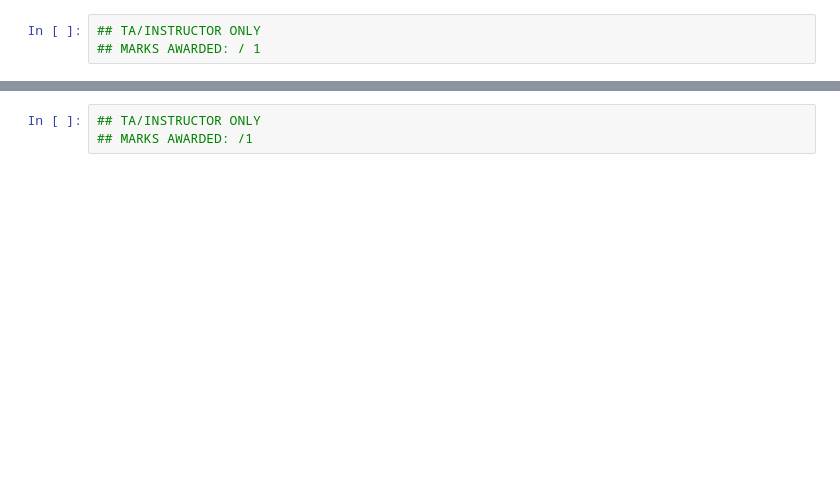
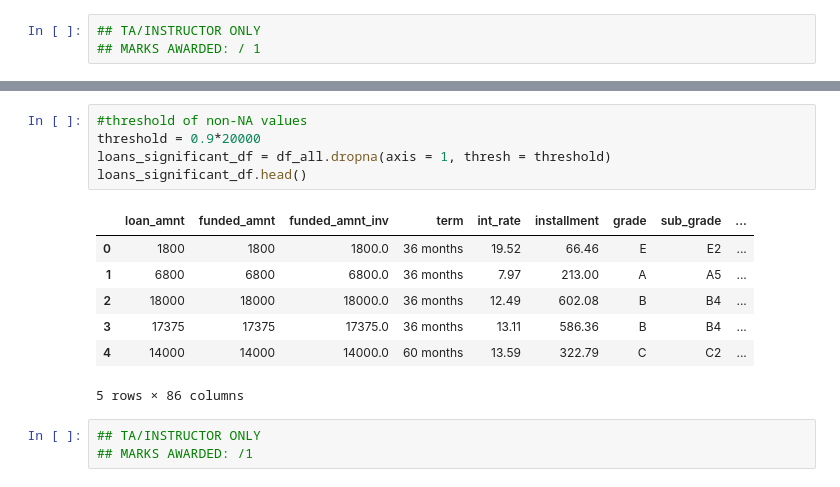
Before and after one commit to swathidbhat/Hackwagon-DS102, a Jupyter notebook: problem-set-1/problem-set-1.ipynb, the cells around one changed output, grey strips where cells are left out. Drawn from its saved outputs; the diff is of its cells as text; blank space fills up the shorter version.

```diff
--- a/problem-set-1/problem-set-1.ipynb
+++ b/problem-set-1/problem-set-1.ipynb
@@ -106,6 +154,19 @@ You've decided that there are many columns that have more than 90% missing value
 **Expected Output**:
 
 <img src="https://i.imgur.com/T1mNDfG.png">
+# %%
+#threshold of non-NA values
+threshold = 0.9*20000
+loans_significant_df = df_all.dropna(axis = 1, thresh = threshold)
+loans_significant_df.head()
+# %% [output]
+|  | loan_amnt | funded_amnt | funded_amnt_inv | term | int_rate | installment | grade | sub_grade | ... |
+| 0 | 1800 | 1800 | 1800.0 | 36 months | 19.52 | 66.46 | E | E2 | ... |
+| 1 | 6800 | 6800 | 6800.0 | 36 months | 7.97 | 213.00 | A | A5 | ... |
+| 2 | 18000 | 18000 | 18000.0 | 36 months | 12.49 | 602.08 | B | B4 | ... |
+| 3 | 17375 | 17375 | 17375.0 | 36 months | 13.11 | 586.36 | B | B4 | ... |
+| 4 | 14000 | 14000 | 14000.0 | 60 months | 13.59 | 322.79 | C | C2 | ... |
+5 rows × 86 columns
 # %%
 ## TA/INSTRUCTOR ONLY
 ## MARKS AWARDED: /1
```
Also changed, not shown: parts of 35 cells of this notebook.
